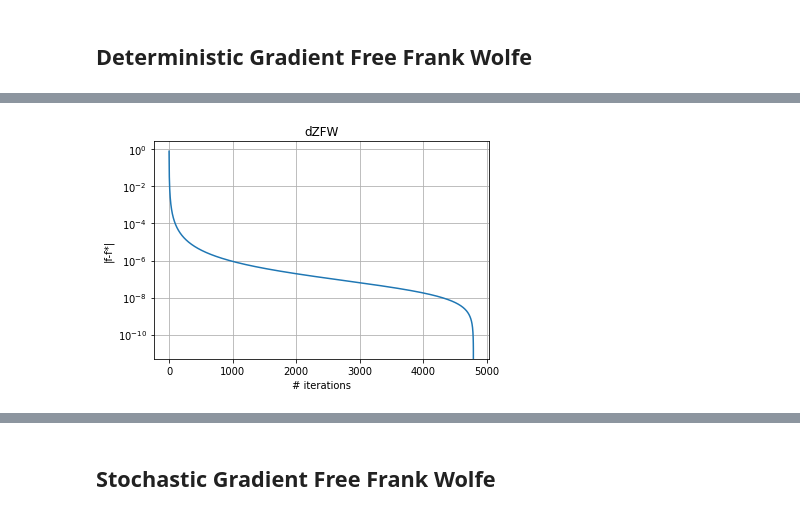
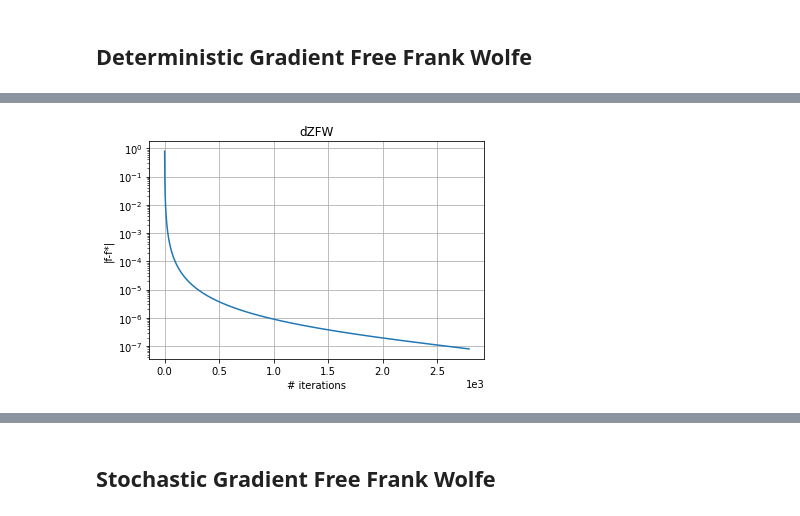
Before and after one commit to liacov/OPTproj, a Jupyter notebook: notebooks/LassoRegression.ipynb, the cells around one changed output, grey strips where cells are left out. Cells and saved outputs as stored; diff of their text form; code cells hidden in the pictures.

```diff
--- a/notebooks/LassoRegression.ipynb
+++ b/notebooks/LassoRegression.ipynb
@@ -75,12 +98,13 @@ f_d = np.load("../Data/results/function_dZFW_lasso.npy")
 f_d = f_d/n
 f_star = np.min(f_d)
 # %%
-F_eval = np.abs(f_d - f_star)
-plt.plot(F_eval)
+F_evald = np.abs(f_d - f_star)
+plt.plot(F_evald[:-2000])
 plt.yscale("log")
 plt.title("dZFW")
 plt.xlabel("# iterations")
 plt.ylabel("|f-f*|")
+plt.ticklabel_format(axis="x", style="sci", scilimits=(0,0))
 plt.grid()
 # %% [output]
-[figure, old version]
+[figure, new version]
```
Also changed, not shown: parts of 28 cells of this notebook.
